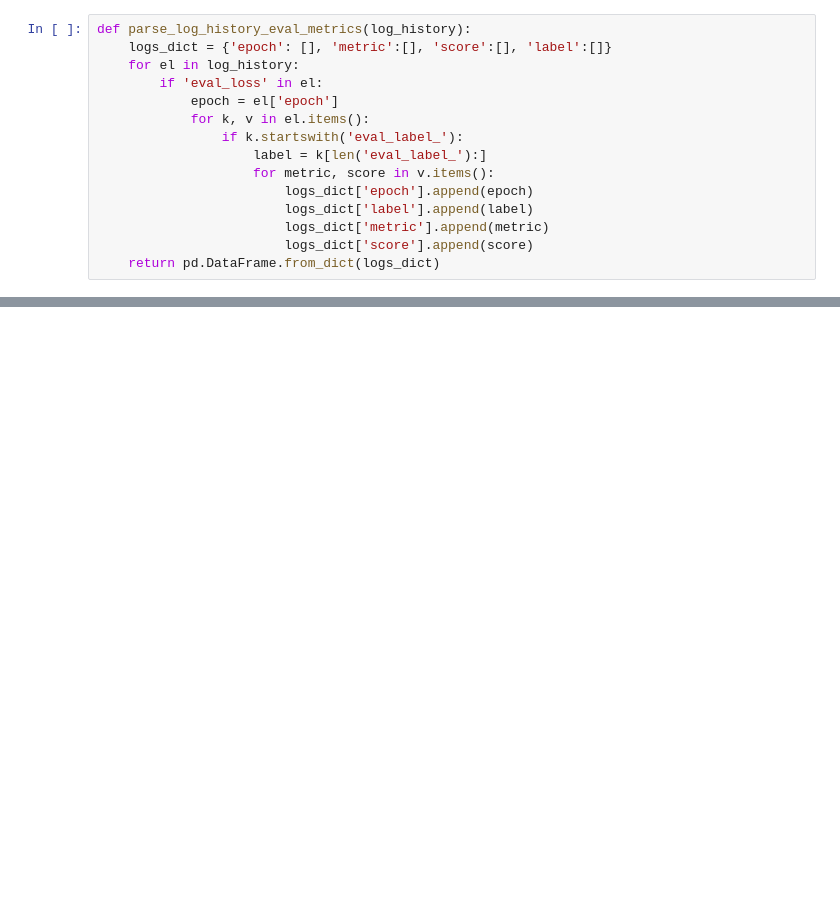
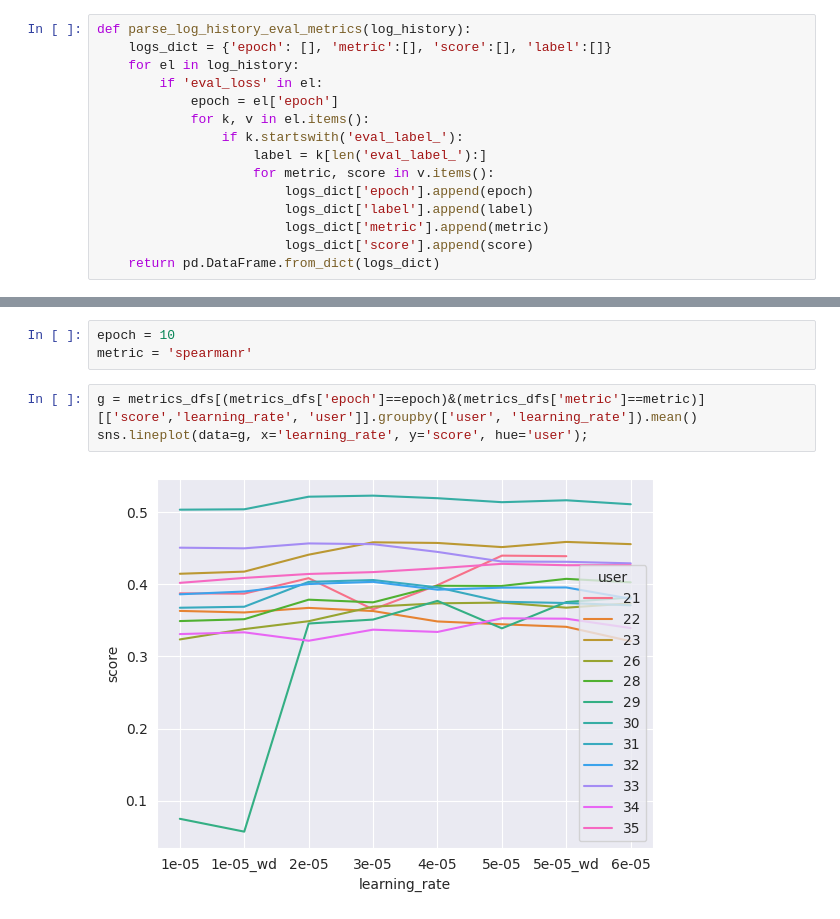
Before and after one commit to lucadinidue/eye_tracking_injection, a Jupyter notebook: scripts/eval/compare_learning_rates.ipynb, the cells around one changed output, grey strips where cells are left out. Cells and saved outputs as stored; diff of their text form; blank space fills up the shorter version.

```diff
--- a/scripts/eval/compare_learning_rates.ipynb
+++ b/scripts/eval/compare_learning_rates.ipynb
@@ -85,0 +88,8 @@ sns.lineplot(data=metrics_dfs[metrics_dfs['metric']=='spearmanr'], x='epoch', y=
+# %%
+epoch = 10
+metric = 'spearmanr'
+# %%
+g = metrics_dfs[(metrics_dfs['epoch']==epoch)&(metrics_dfs['metric']==metric)][['score','learning_rate', 'user']].groupby(['user', 'learning_rate']).mean()
+sns.lineplot(data=g, x='learning_rate', y='score', hue='user');
+# %% [output]
+[figure, added]
```
Also changed, not shown: parts of 10 cells of this notebook, 2 other files.
